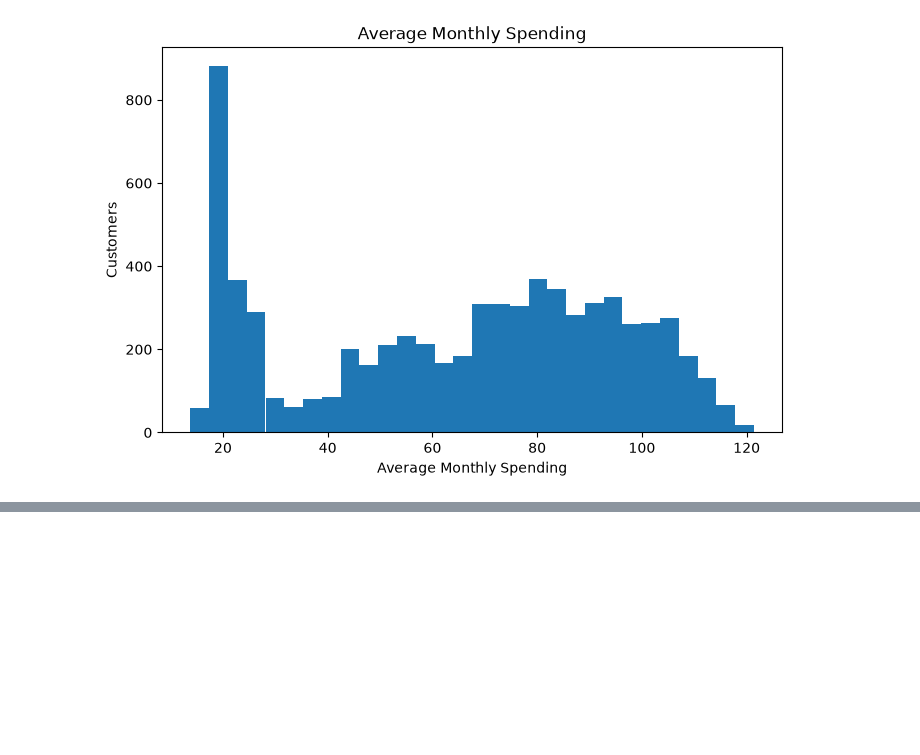
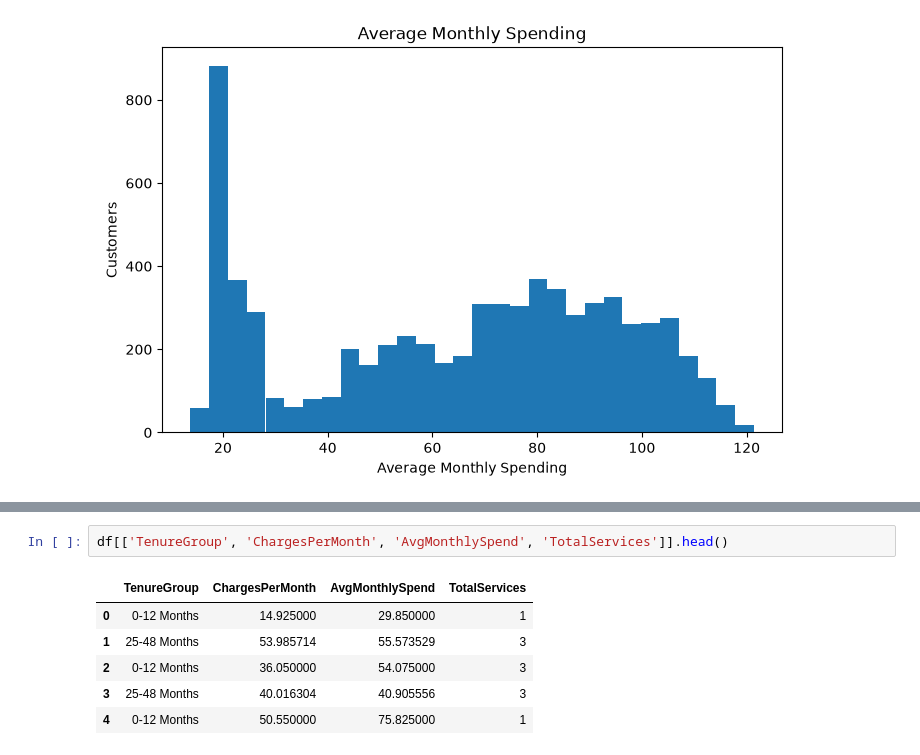
Before and after one commit to janupalliradhika/customer-churn-prediction, a Jupyter notebook: notebooks/eda.ipynb, the cells around one changed output, grey strips where cells are left out. Drawn from its saved outputs; the diff is of its cells as text; blank space fills up the shorter version.

```diff
--- a/notebooks/eda.ipynb
+++ b/notebooks/eda.ipynb
@@ -838,0 +910,9 @@ plt.show()
+# %%
+df[['TenureGroup', 'ChargesPerMonth', 'AvgMonthlySpend', 'TotalServices']].head()
+# %% [output]
+|  | TenureGroup | ChargesPerMonth | AvgMonthlySpend | TotalServices |
+| 0 | 0-12 Months | 14.925000 | 29.850000 | 1 |
+| 1 | 25-48 Months | 53.985714 | 55.573529 | 3 |
+| 2 | 0-12 Months | 36.050000 | 54.075000 | 3 |
+| 3 | 25-48 Months | 40.016304 | 40.905556 | 3 |
+| 4 | 0-12 Months | 50.550000 | 75.825000 | 1 |
```
Also changed, not shown: parts of 10 cells of this notebook.
